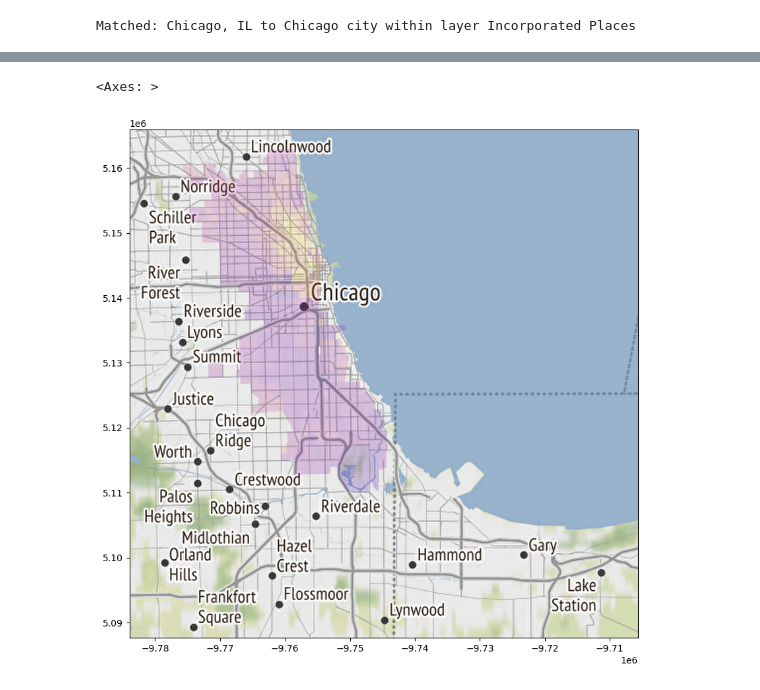
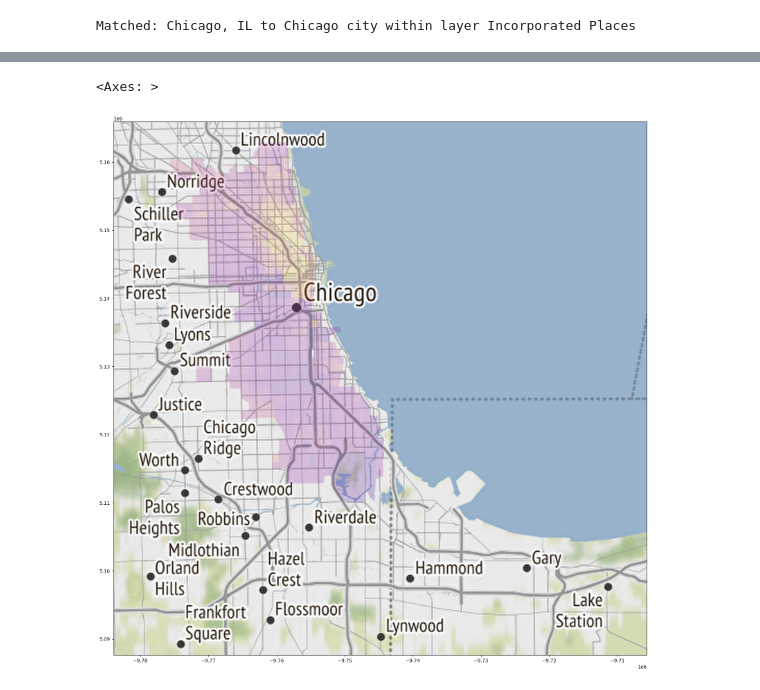
Before and after one commit to KathrynPanger/censusViz, a Jupyter notebook: scratch.ipynb, the cells around one changed output, grey strips where cells are left out. Cells and saved outputs as stored; diff of their text form; code cells hidden in the pictures.

```diff
--- a/scratch.ipynb
+++ b/scratch.ipynb
@@ -109,8 +86,10 @@ print(chicago)
 # %%
-f,ax = plt.subplots(1,1, figsize=(10,10))
+chicago_basemap, chicago_extent = contextily.bounds2img(*chicago.total_bounds, zoom=10,
+                                                        )
+f,ax = plt.subplots(1,1, figsize=(20,20))
 ax.imshow(chicago_basemap, extent=chicago_extent, interpolation='sinc')
 chicago['housing_cost'] = chicago.eval('B25105_001E')
 chicago.plot('housing_cost', cmap='plasma', ax = ax, alpha=.2)
 # %% [output]
 <Axes: >
-[figure, old version]
+[figure, new version]
```
Also changed, not shown: parts of 2 cells of this notebook.
